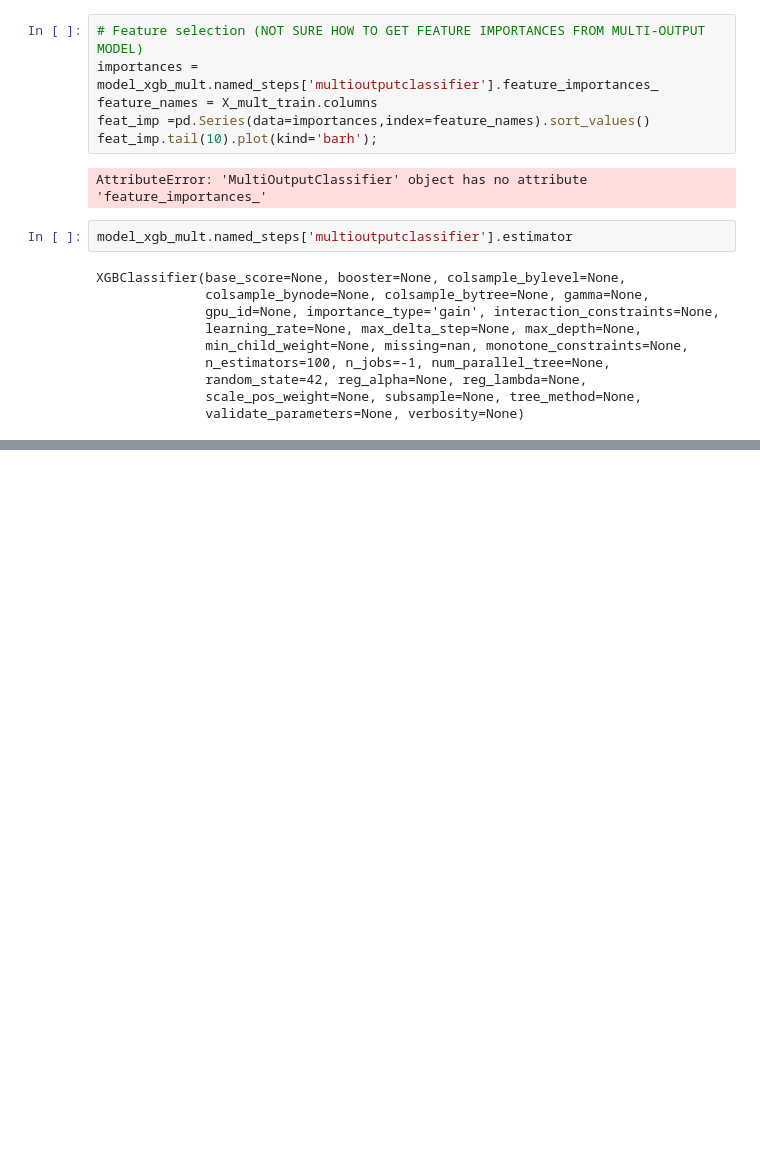
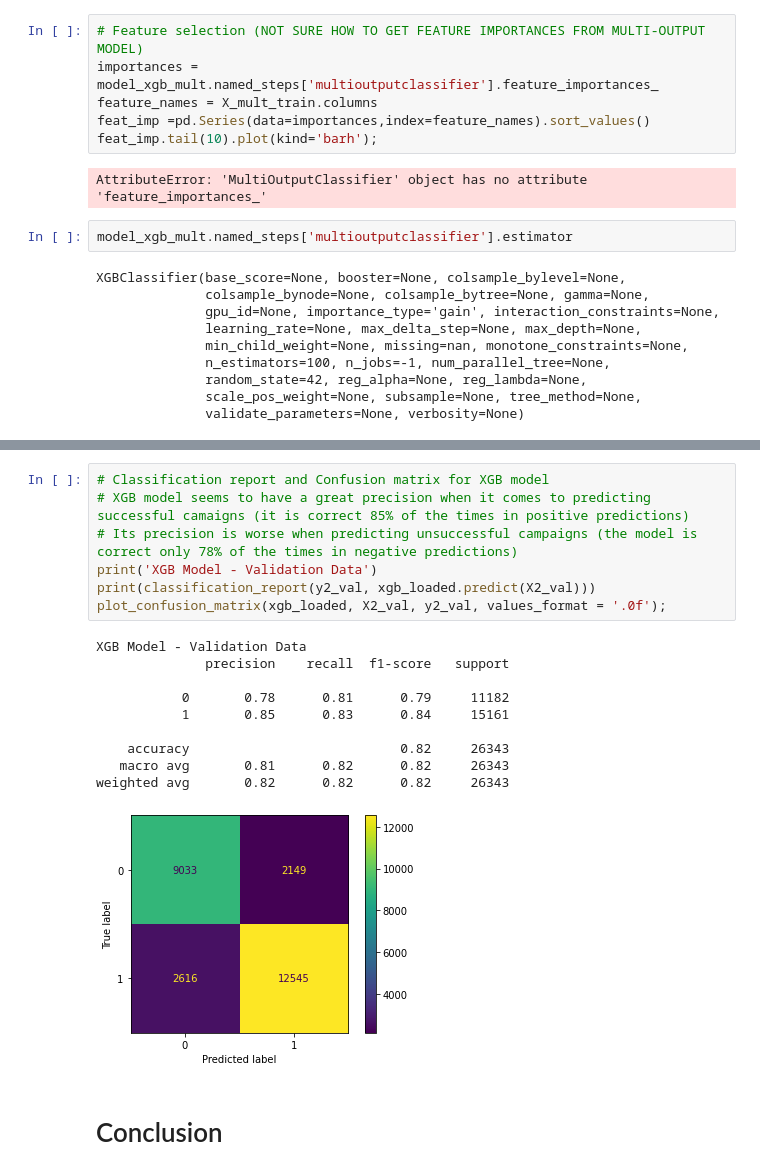
Before and after one commit to BW-Kickstarter-Success-03/campaign_eval, a Jupyter notebook: Kickstarter_project.ipynb, the cells around one changed output, grey strips where cells are left out. Cells and saved outputs as stored; diff of their text form; blank space fills up the shorter version.

```diff
--- a/Kickstarter_project.ipynb
+++ b/Kickstarter_project.ipynb
@@ -707,0 +729,20 @@ XGBClassifier(base_score=None, booster=None, colsample_bylevel=None,
+# %%
+# Classification report and Confusion matrix for XGB model
+# XGB model seems to have a great precision when it comes to predicting successful camaigns (it is correct 85% of the times in positive predictions)
+# Its precision is worse when predicting unsuccessful campaigns (the model is correct only 78% of the times in negative predictions)
+print('XGB Model - Validation Data')
+print(classification_report(y2_val, xgb_loaded.predict(X2_val)))
+plot_confusion_matrix(xgb_loaded, X2_val, y2_val, values_format = '.0f');
+# %% [output]
+XGB Model - Validation Data
+              precision    recall  f1-score   support
+
+           0       0.78      0.81      0.79     11182
+           1       0.85      0.83      0.84     15161
+
+    accuracy                           0.82     26343
+   macro avg       0.81      0.82      0.82     26343
+weighted avg       0.82      0.82      0.82     26343
+[figure, added]
+# %% [markdown]
+# Conclusion
```
Also changed, not shown: parts of 14 cells of this notebook.
